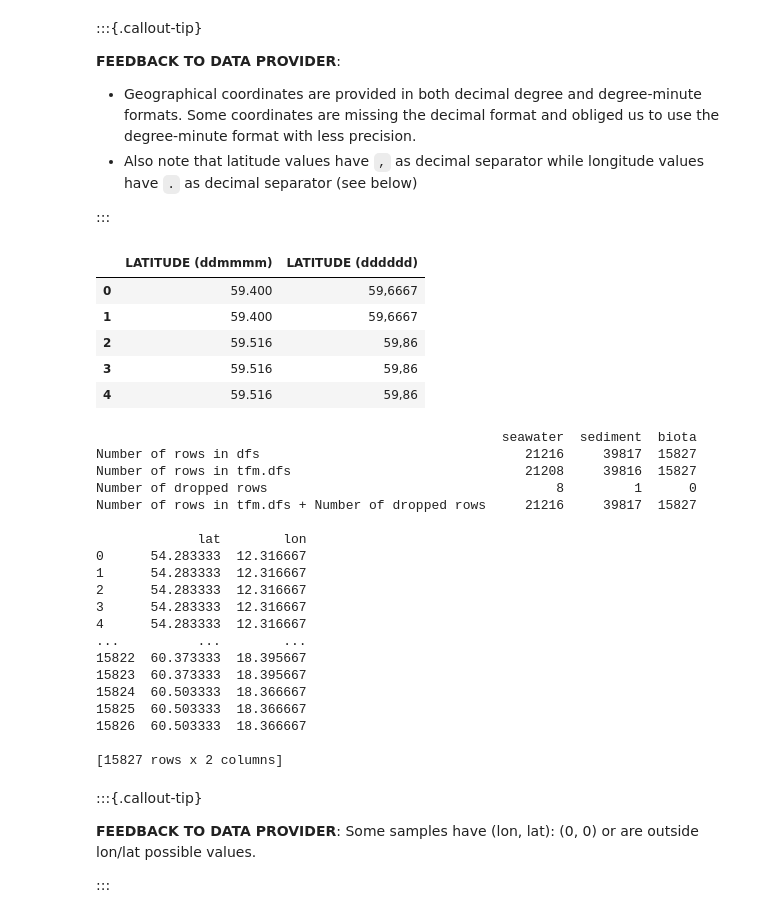
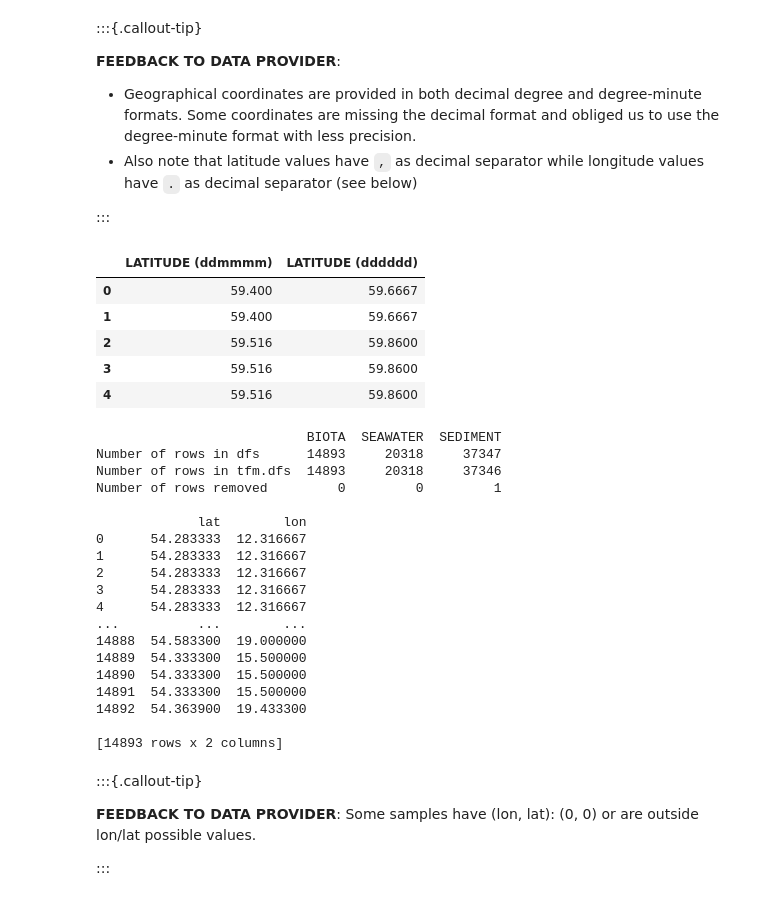
Before and after one commit to franckalbinet/marisco, a Jupyter notebook: nbs/handlers/helcom.ipynb, the cells around one changed output. Saved outputs shown, nothing was run; the diff lists cells and outputs as text; code cells hidden in the pictures.

```diff
--- a/nbs/handlers/helcom.ipynb
+++ b/nbs/handlers/helcom.ipynb
@@ -1597,14 +2154,14 @@ biota: ['LATITUDE ddmmmm', 'LATITUDE dddddd', 'LONGITUDE ddmmmm', 'LONGITUDE ddd
 :::
 # %%
 #| eval: false
-dfs['sediment'][['LATITUDE (ddmmmm)', 'LATITUDE (dddddd)']].head()
+dfs['SEDIMENT'][['LATITUDE (ddmmmm)', 'LATITUDE (dddddd)']].head()
 # %% [output]
 |  | LATITUDE (ddmmmm) | LATITUDE (dddddd) |
-| 0 | 59.400 | 59,6667 |
-| 1 | 59.400 | 59,6667 |
-| 2 | 59.516 | 59,86 |
-| 3 | 59.516 | 59,86 |
-| 4 | 59.516 | 59,86 |
+| 0 | 59.400 | 59.6667 |
+| 1 | 59.400 | 59.6667 |
+| 2 | 59.516 | 59.8600 |
+| 3 | 59.516 | 59.8600 |
+| 4 | 59.516 | 59.8600 |
 # %%
 #| exports
 class ParseCoordinates(Callback):
@@ -1664,13 +2221,12 @@ tfm = Transformer(dfs, cbs=[
                             ])
 tfm()
 print(pd.DataFrame.from_dict(tfm.compare_stats) , '\n')
-print(tfm.dfs['biota'][['lat','lon']])
+print(tfm.dfs['BIOTA'][['lat','lon']])
 # %% [output]
-                                                    seawater  sediment  biota
-Number of rows in dfs                                  21216     39817  15827
-Number of rows in tfm.dfs                              21208     39816  15827
-Number of dropped rows                                     8         1      0
-Number of rows in tfm.dfs + Number of dropped rows     21216     39817  15827
+                           BIOTA  SEAWATER  SEDIMENT
+Number of rows in dfs      14893     20318     37347
+Number of rows in tfm.dfs  14893     20318     37346
+Number of rows removed         0         0         1
 
              lat        lon
 0      54.283333  12.316667
@@ -1679,13 +2235,13 @@ Number of rows in tfm.dfs + Number of dropped rows     21216     39817  15827
 3      54.283333  12.316667
 4      54.283333  12.316667
 ...          ...        ...
-15822  60.373333  18.395667
-15823  60.373333  18.395667
-15824  60.503333  18.366667
-15825  60.503333  18.366667
-15826  60.503333  18.366667
+14888  54.583300  19.000000
+14889  54.333300  15.500000
+14890  54.333300  15.500000
+14891  54.333300  15.500000
+14892  54.363900  19.433300
 
-[15827 rows x 2 columns]
+[14893 rows x 2 columns]
 # %% [markdown]
 :::{.callout-tip}
 
```
Also changed, not shown: parts of 88 cells of this notebook, 4 other files.
